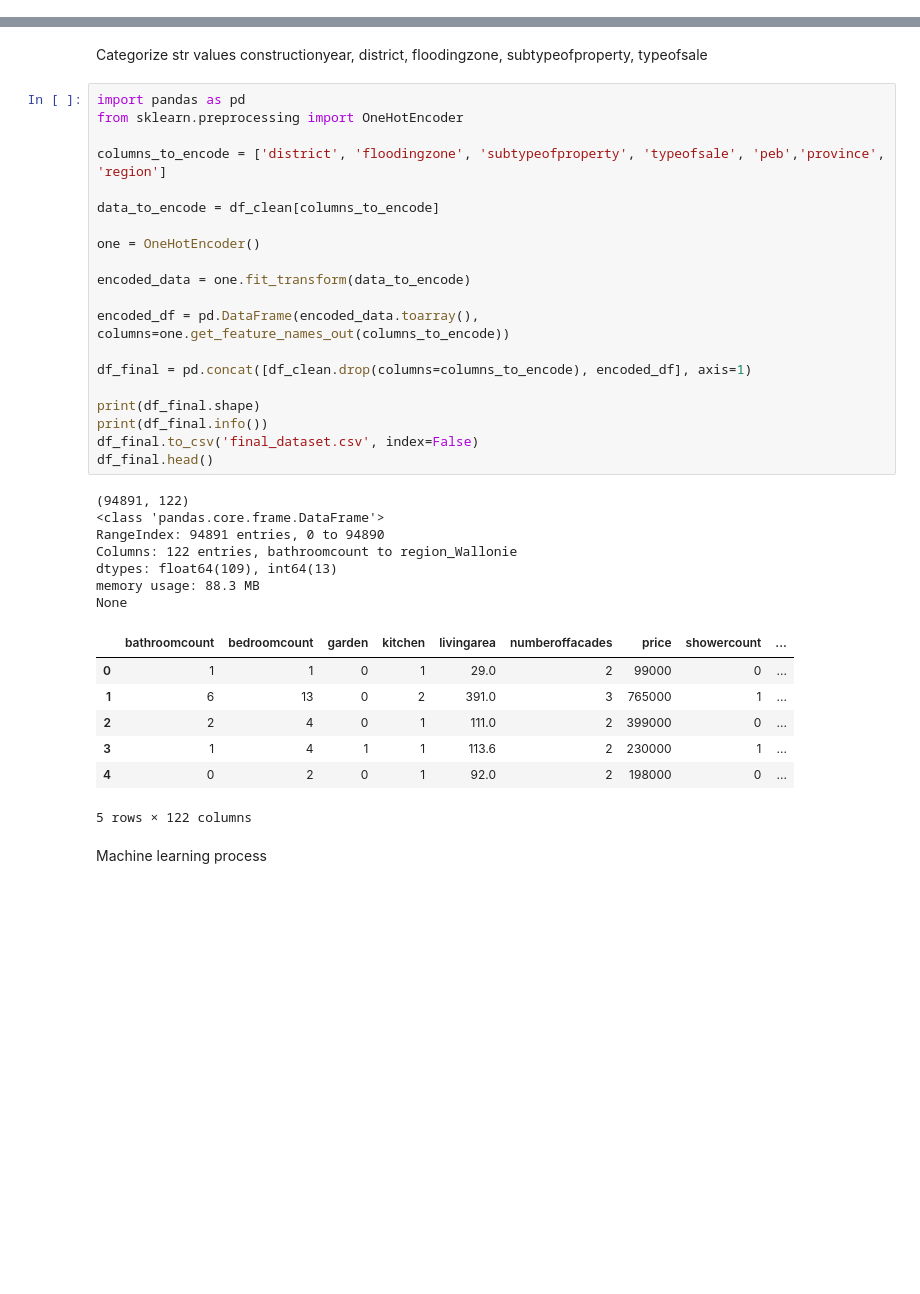
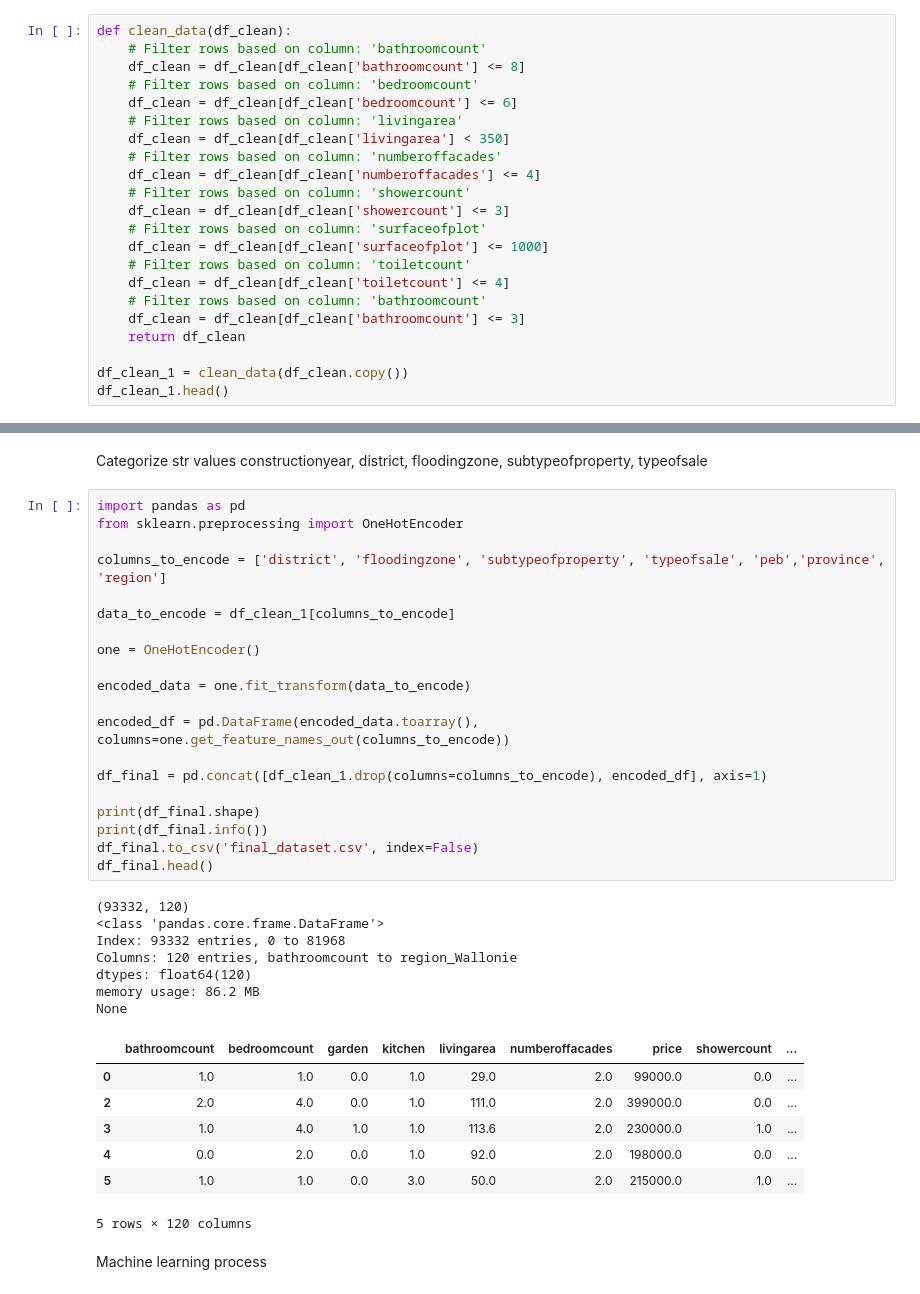
Before and after one commit to AdrienPiette/immoModel, a Jupyter notebook: notebookmodeltraining.ipynb, the cells around one changed output, grey strips where cells are left out. Saved outputs shown, nothing was run; the diff lists cells and outputs as text; blank space fills up the shorter version.

```diff
--- a/notebookmodeltraining.ipynb
+++ b/notebookmodeltraining.ipynb
@@ -92,3 +93,25 @@ df_clean.head()
 | 3 | 1 | 4 | Veurne | NON_FLOOD_ZONE | 1 | 1 | 113.6 | 2 | ... |
 | 4 | 0 | 2 | Hasselt | NON_FLOOD_ZONE | 0 | 1 | 92.0 | 2 | ... |
 5 rows × 21 columns
+# %%
+def clean_data(df_clean):
+    # Filter rows based on column: 'bathroomcount'
+    df_clean = df_clean[df_clean['bathroomcount'] <= 8]
+    # Filter rows based on column: 'bedroomcount'
+    df_clean = df_clean[df_clean['bedroomcount'] <= 6]
+    # Filter rows based on column: 'livingarea'
+    df_clean = df_clean[df_clean['livingarea'] < 350]
+    # Filter rows based on column: 'numberoffacades'
+    df_clean = df_clean[df_clean['numberoffacades'] <= 4]
+    # Filter rows based on column: 'showercount'
+    df_clean = df_clean[df_clean['showercount'] <= 3]
+    # Filter rows based on column: 'surfaceofplot'
+    df_clean = df_clean[df_clean['surfaceofplot'] <= 1000]
+    # Filter rows based on column: 'toiletcount'
+    df_clean = df_clean[df_clean['toiletcount'] <= 4]
+    # Filter rows based on column: 'bathroomcount'
+    df_clean = df_clean[df_clean['bathroomcount'] <= 3]
+    return df_clean
+
+df_clean_1 = clean_data(df_clean.copy())
+df_clean_1.head()
@@ -107,38 +138,38 @@ constructionyear, district, floodingzone, subtypeofproperty, typeofsale
 # %%
 import pandas as pd
 from sklearn.preprocessing import OneHotEncoder
 
 columns_to_encode = ['district', 'floodingzone', 'subtypeofproperty', 'typeofsale', 'peb','province', 'region']
 
-data_to_encode = df_clean[columns_to_encode]
+data_to_encode = df_clean_1[columns_to_encode]
 
 one = OneHotEncoder()
 
 encoded_data = one.fit_transform(data_to_encode)
 
 encoded_df = pd.DataFrame(encoded_data.toarray(), columns=one.get_feature_names_out(columns_to_encode))
 
-df_final = pd.concat([df_clean.drop(columns=columns_to_encode), encoded_df], axis=1)
+df_final = pd.concat([df_clean_1.drop(columns=columns_to_encode), encoded_df], axis=1)
 
 print(df_final.shape)
 print(df_final.info())
 df_final.to_csv('final_dataset.csv', index=False)
 df_final.head()
 # %% [output]
-(94891, 122)
+(93332, 120)
 <class 'pandas.core.frame.DataFrame'>
-RangeIndex: 94891 entries, 0 to 94890
-Columns: 122 entries, bathroomcount to region_Wallonie
-dtypes: float64(109), int64(13)
-memory usage: 88.3 MB
+Index: 93332 entries, 0 to 81968
+Columns: 120 entries, bathroomcount to region_Wallonie
+dtypes: float64(120)
+memory usage: 86.2 MB
 None
 |  | bathroomcount | bedroomcount | garden | kitchen | livingarea | numberoffacades | price | showercount | ... |
-| 0 | 1 | 1 | 0 | 1 | 29.0 | 2 | 99000 | 0 | ... |
-| 1 | 6 | 13 | 0 | 2 | 391.0 | 3 | 765000 | 1 | ... |
-| 2 | 2 | 4 | 0 | 1 | 111.0 | 2 | 399000 | 0 | ... |
-| 3 | 1 | 4 | 1 | 1 | 113.6 | 2 | 230000 | 1 | ... |
-| 4 | 0 | 2 | 0 | 1 | 92.0 | 2 | 198000 | 0 | ... |
+| 0 | 1.0 | 1.0 | 0.0 | 1.0 | 29.0 | 2.0 | 99000.0 | 0.0 | ... |
+| 2 | 2.0 | 4.0 | 0.0 | 1.0 | 111.0 | 2.0 | 399000.0 | 0.0 | ... |
+| 3 | 1.0 | 4.0 | 1.0 | 1.0 | 113.6 | 2.0 | 230000.0 | 1.0 | ... |
+| 4 | 0.0 | 2.0 | 0.0 | 1.0 | 92.0 | 2.0 | 198000.0 | 0.0 | ... |
+| 5 | 1.0 | 1.0 | 0.0 | 3.0 | 50.0 | 2.0 | 215000.0 | 1.0 | ... |
-5 rows × 122 columns
+5 rows × 120 columns
 # %% [markdown]
 Machine learning process
 # %%
```
Also changed, not shown: parts of 14 cells of this notebook, 7 other files.
